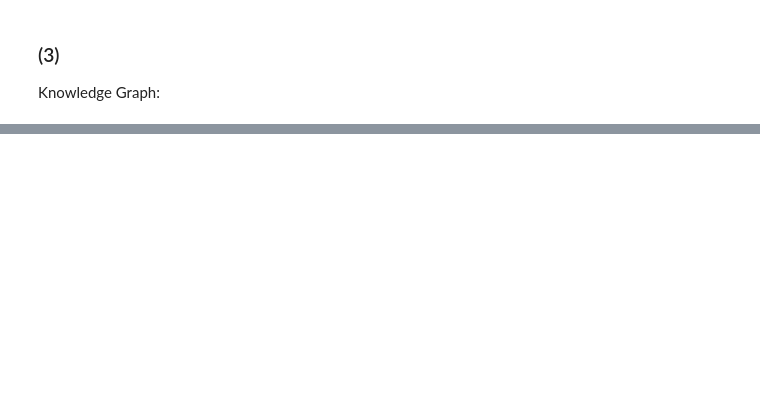
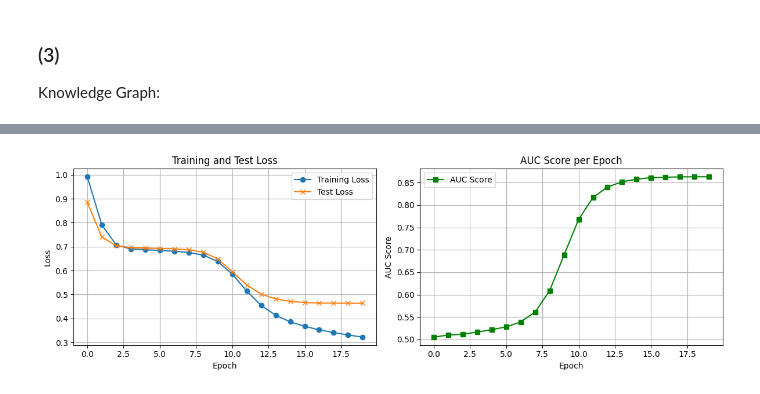
Before and after one commit to Sun-Yize/Recommendation-System, a Jupyter notebook: main.ipynb, the cells around one changed output, grey strips where cells are left out. Cells and saved outputs as stored; diff of their text form; code cells hidden in the pictures; blank space fills up the shorter version.

```diff
--- a/main.ipynb
+++ b/main.ipynb
@@ -318 +313,14 @@ Knowledge Graph:
+# %%
+args = {
+    'dataset': 'music',
+    'aggregator': 'sum',
+    'n_epochs': 20,
+    'neighbor_sample_size': 8,
+    'dim': 16,
+    'n_iter': 1,
+    'batch_size': 32,
+    'l2_weight': 1e-4,
+    'lr': 5e-4,
+    'ratio': 0.8
+}
 # %%
@@ -406,0 +412,25 @@ print(movies.head())
+# %%
+fig, (ax1, ax2) = plt.subplots(1, 2, figsize=(12, 4))
+
+# 第一个子图：训练和测试损失
+ax1.plot(loss_list, label='Training Loss', marker='o')
+ax1.plot(test_loss_list, label='Test Loss', marker='x')
+ax1.set_title('Training and Test Loss')
+ax1.set_xlabel('Epoch')
+ax1.set_ylabel('Loss')
+ax1.legend()
+ax1.grid(True)
+
+# 第二个子图：AUC 分数
+ax2.plot(auc_score_list, label='AUC Score', color='green', marker='s')
+ax2.set_title('AUC Score per Epoch')
+ax2.set_xlabel('Epoch')
+ax2.set_ylabel('AUC Score')
+ax2.legend()
+ax2.grid(True)
+
+# 调整子图的布局
+plt.tight_layout()
+plt.show()
+# %% [output]
+[figure, added]
```
Also changed, not shown: parts of 16 cells of this notebook, 5 other files.
